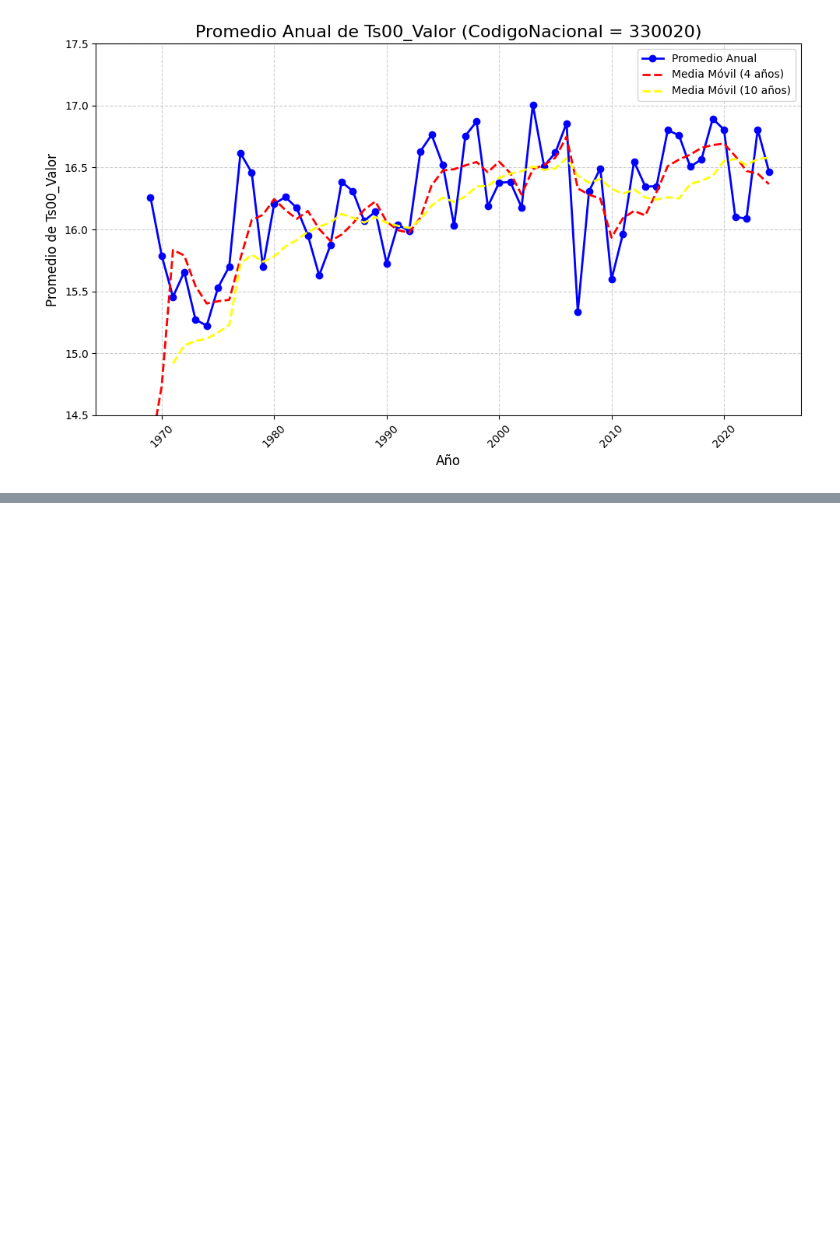
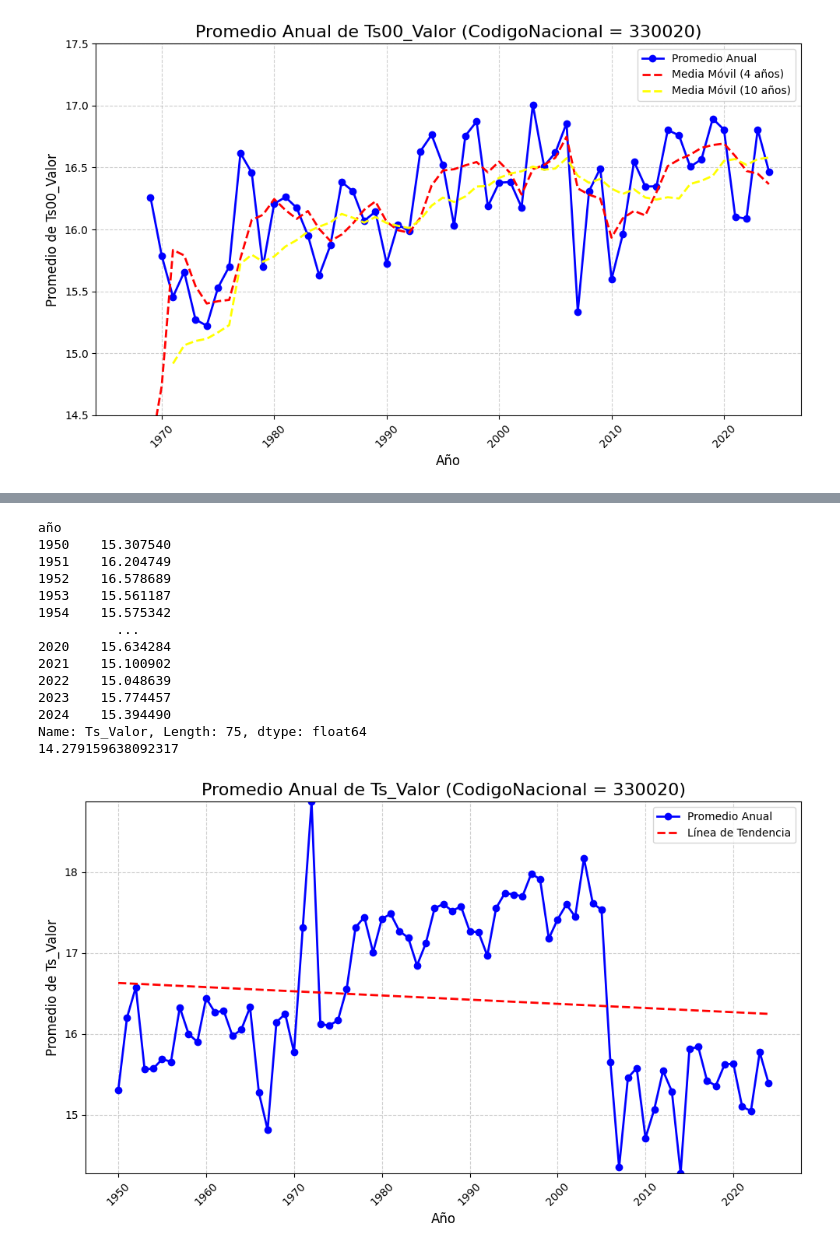
Before and after one commit to lcarvajalrojas3/Datos_climaticos_analisis_exploratorio, a Jupyter notebook: analisis.ipynb, the cells around one changed output, grey strips where cells are left out. Saved outputs shown, nothing was run; the diff lists cells and outputs as text; code cells hidden in the pictures; blank space fills up the shorter version.

```diff
--- a/analisis.ipynb
+++ b/analisis.ipynb
@@ -291,0 +392,67 @@ Name: Ts00_Valor, Length: 75, dtype: float64
+# %%
+import pandas as pd
+import matplotlib.pyplot as plt
+import numpy as np
+
+codigo_a_evaluar = codigo_quinta_normal
+#codigo_a_evaluar = codigo_serena
+#codigo_a_evaluar = 950003
+
+# Filtrar el DataFrame para que solo tenga datos con CodigoNacional == 330020 y excluir el año 2025
+df_temp_filtrado = df_temp.copy()[(df_temp['CodigoNacional'] == codigo_a_evaluar) & (df_temp['momento'].dt.year != 2025)]
+
+# Calcular el promedio anual de la columna 'Ts00_Valor'
+promedio_anual_ts00 = df_temp_filtrado.groupby('año')['Ts_Valor'].mean()
+
+# Mostrar el promedio anual
+print(promedio_anual_ts00)
+
+print(promedio_anual_ts00.min())
+
+# # Crear gráfico de línea del promedio anual
+plt.figure(figsize=(10, 6))
+promedio_anual_ts00.plot(kind='line', marker='o', color='blue', linestyle='-', linewidth=2, markersize=6, label='Promedio Anual')
+
+# Ajustar una línea de tendencia (polinomio de grado 1)
+años = promedio_anual_ts00.index
+valores = promedio_anual_ts00.values
+coeficientes = np.polyfit(años, valores, 1)  # Ajustar una línea recta (grado 1)
+tendencia = np.poly1d(coeficientes)  # Crear una función para la línea de tendencia
+
+# Graficar la línea de tendencia
+plt.plot(años, tendencia(años), color='red', linestyle='--', linewidth=2, label='Línea de Tendencia')
+
+# Títulos y etiquetas
+plt.title(f'Promedio Anual de Ts_Valor (CodigoNacional = {codigo_a_evaluar})', fontsize=16)
+plt.xlabel('Año', fontsize=12)
+plt.ylabel('Promedio de Ts_Valor', fontsize=12)
+
+# Ajustar el límite del eje Y
+plt.ylim(promedio_anual_ts00.min(), promedio_anual_ts00.max())
+
+# Añadir cuadrícula para mejor lectura
+plt.grid(True, linestyle='--', alpha=0.6)
+
+# Mostrar leyenda
+plt.legend()
+
+# Mostrar el gráfico
+plt.xticks(rotation=45)
+plt.tight_layout()
+plt.show()
+# %% [output]
+año
+1950    15.307540
+1951    16.204749
+1952    16.578689
+1953    15.561187
+1954    15.575342
+          ...
+2020    15.634284
+2021    15.100902
+2022    15.048639
+2023    15.774457
+2024    15.394490
+Name: Ts_Valor, Length: 75, dtype: float64
+14.279159638092317
+[figure, added]
```
Also changed, not shown: parts of 5 cells of this notebook, 24 other files.
